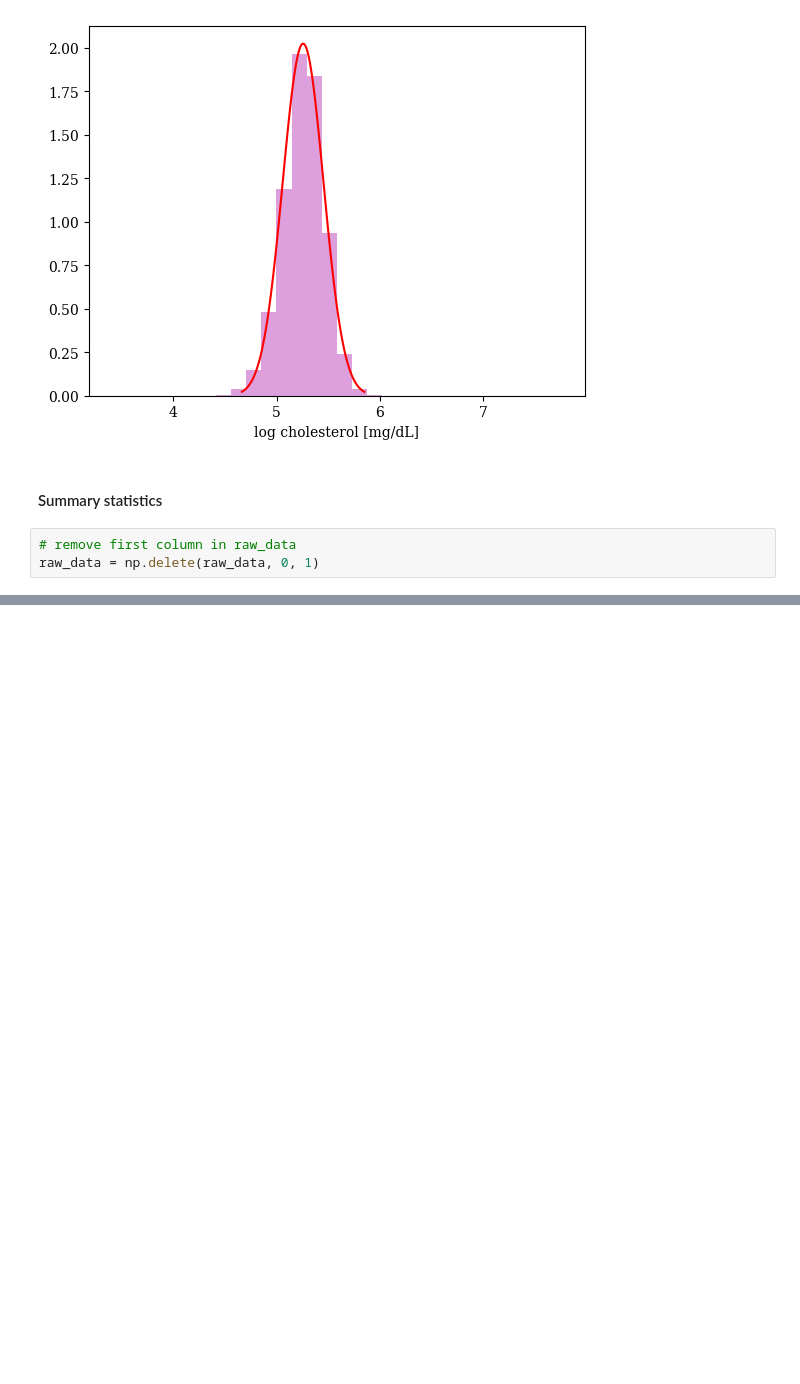
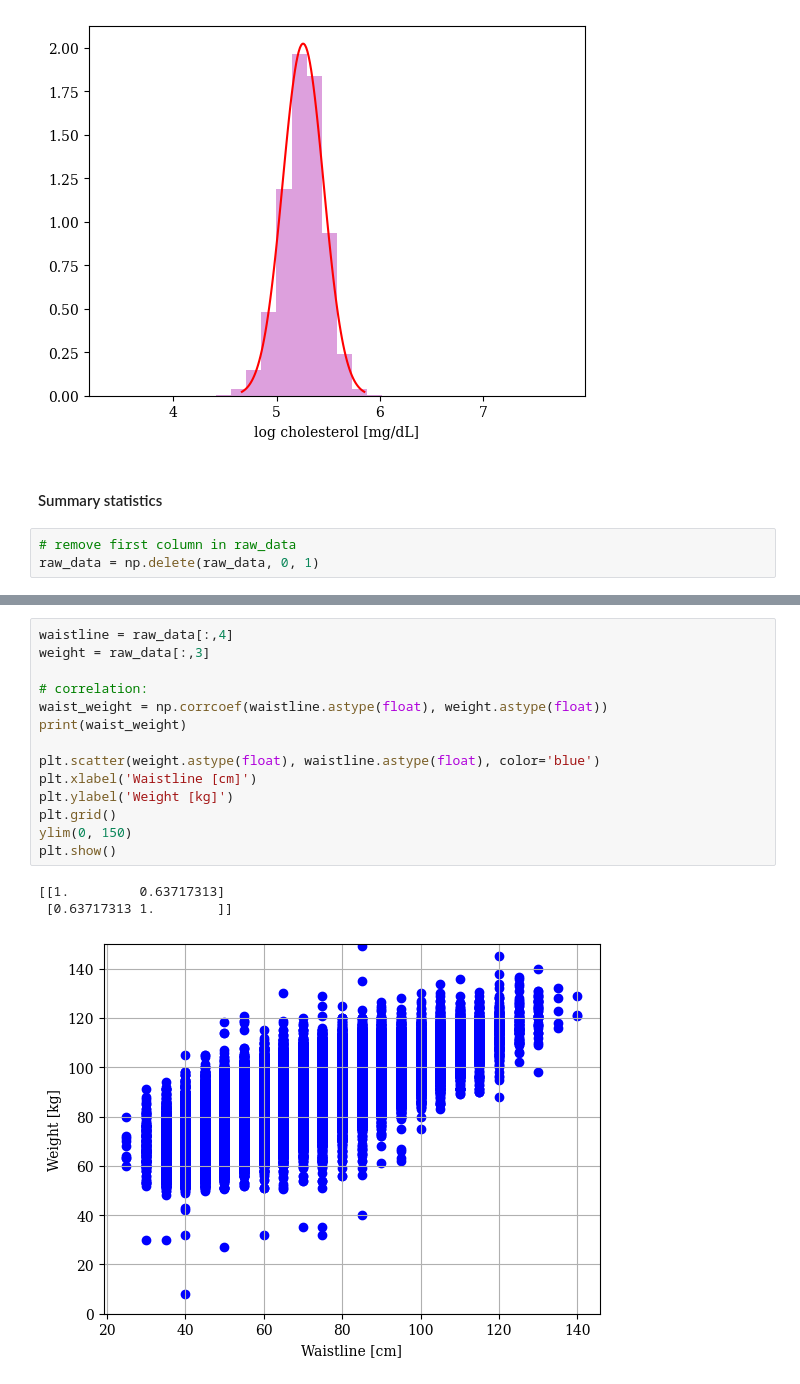
Before and after one commit to CarlaZdravkovicHugod/MLProject1, a Jupyter notebook: viz.ipynb, the cells around one changed output, grey strips where cells are left out. Cells and saved outputs as stored; diff of their text form; blank space fills up the shorter version.

```diff
--- a/viz.ipynb
+++ b/viz.ipynb
@@ -261,0 +277,18 @@ display(np.mean(drk), np.std(drk), np.quantile(drk, 0.25), np.quantile(drk, 0.5)
+# %%
+waistline = raw_data[:,4]
+weight = raw_data[:,3]
+
+# correlation:
+waist_weight = np.corrcoef(waistline.astype(float), weight.astype(float))
+print(waist_weight)
+
+plt.scatter(weight.astype(float), waistline.astype(float), color='blue')
+plt.xlabel('Waistline [cm]')
+plt.ylabel('Weight [kg]')
+plt.grid()
+ylim(0, 150)
+plt.show()
+# %% [output]
+[[1.         0.63717313]
+ [0.63717313 1.        ]]
+[figure, added]
```
Also changed, not shown: parts of 11 cells of this notebook, 3 other files.
